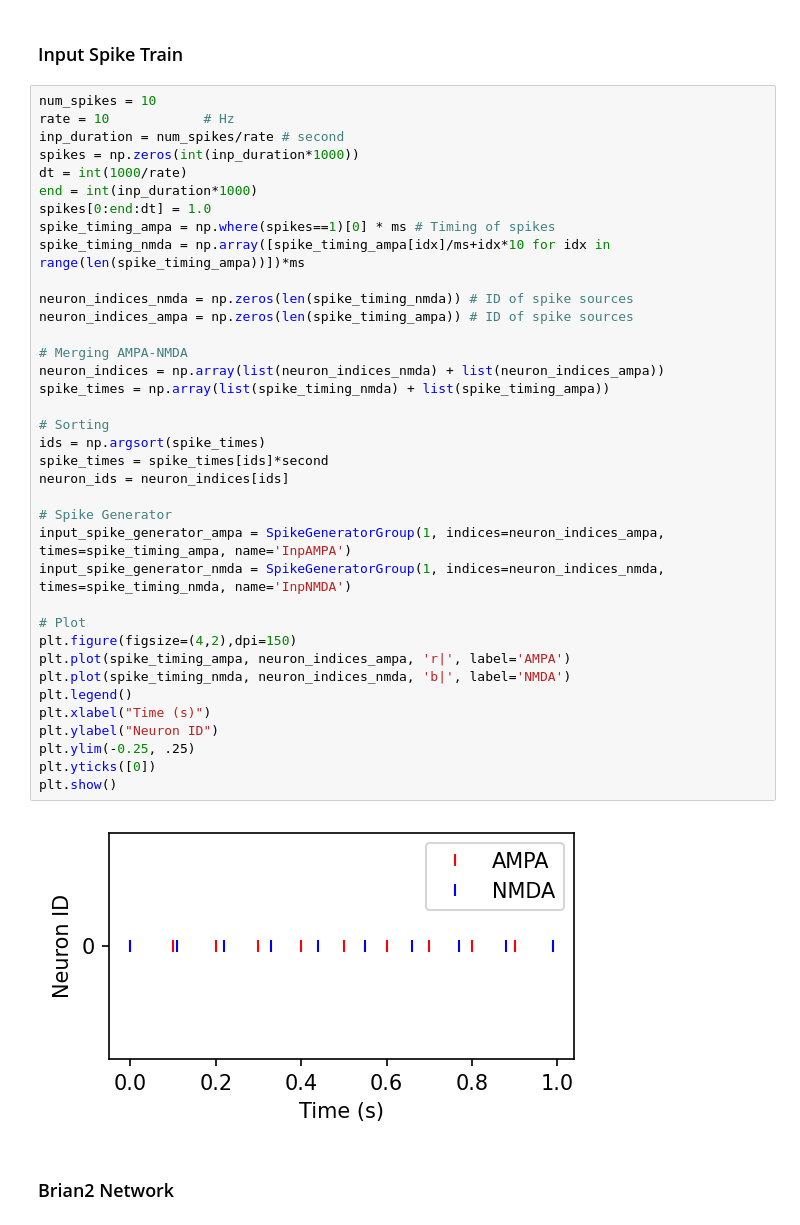
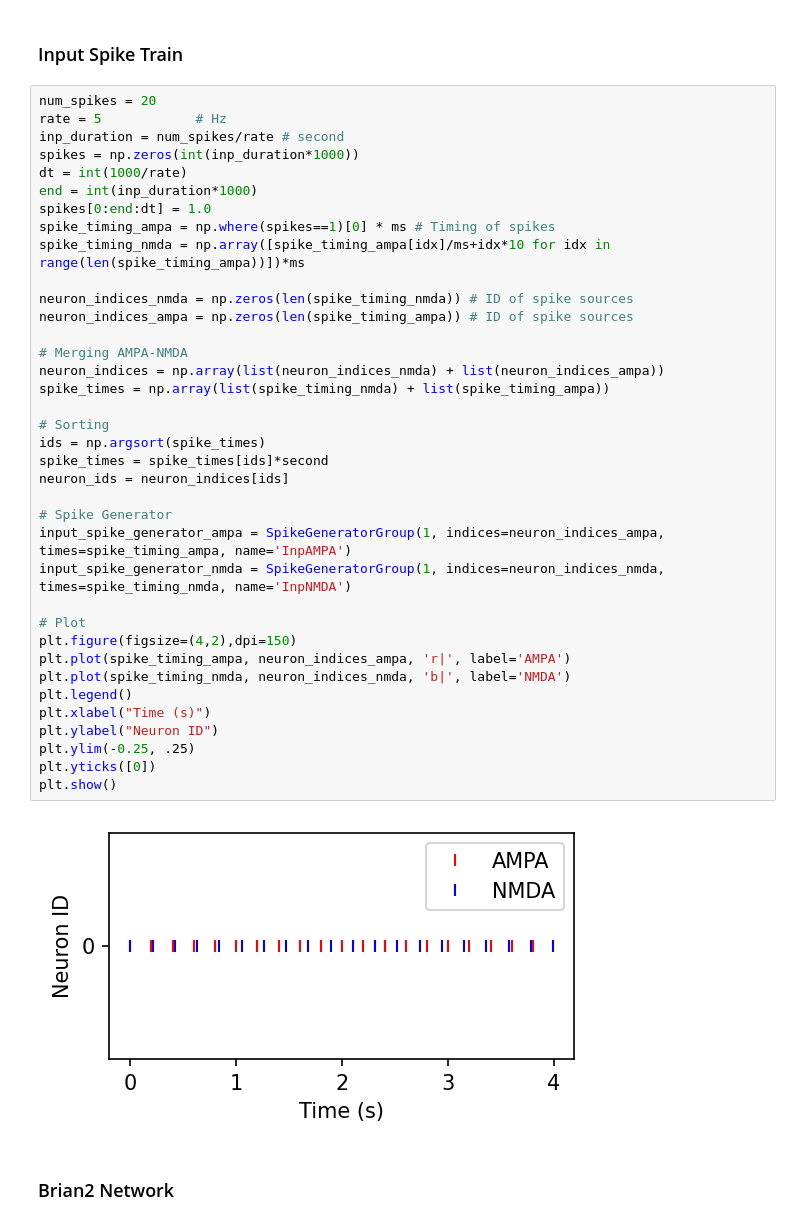
Before and after one commit to YigitDemirag/dynapse-simulator, a Jupyter notebook: part4.ipynb, the cells around one changed output. Cells and saved outputs as stored; diff of their text form.

```diff
--- a/part4.ipynb
+++ b/part4.ipynb
@@ -69,8 +68,8 @@ device.activate()
 # %% [markdown]
 ### Input Spike Train
 # %%
-num_spikes = 10
-rate = 10            # Hz
+num_spikes = 20
+rate = 5            # Hz
 inp_duration = num_spikes/rate # second
 spikes = np.zeros(int(inp_duration*1000))
 dt = int(1000/rate)
@@ -79,34 +78,34 @@ spikes[0:end:dt] = 1.0
 spike_timing_ampa = np.where(spikes==1)[0] * ms # Timing of spikes
 spike_timing_nmda = np.array([spike_timing_ampa[idx]/ms+idx*10 for idx in range(len(spike_timing_ampa))])*ms
 
 neuron_indices_nmda = np.zeros(len(spike_timing_nmda)) # ID of spike sources
 neuron_indices_ampa = np.zeros(len(spike_timing_ampa)) # ID of spike sources
 
 # Merging AMPA-NMDA
 neuron_indices = np.array(list(neuron_indices_nmda) + list(neuron_indices_ampa))
 spike_times = np.array(list(spike_timing_nmda) + list(spike_timing_ampa))
 
 # Sorting
 ids = np.argsort(spike_times)
 spike_times = spike_times[ids]*second
 neuron_ids = neuron_indices[ids]
 
 # Spike Generator
 input_spike_generator_ampa = SpikeGeneratorGroup(1, indices=neuron_indices_ampa, times=spike_timing_ampa, name='InpAMPA')
 input_spike_generator_nmda = SpikeGeneratorGroup(1, indices=neuron_indices_nmda, times=spike_timing_nmda, name='InpNMDA')
 
 # Plot
 plt.figure(figsize=(4,2),dpi=150)
 plt.plot(spike_timing_ampa, neuron_indices_ampa, 'r|', label='AMPA')
 plt.plot(spike_timing_nmda, neuron_indices_nmda, 'b|', label='NMDA')
 plt.legend()
 plt.xlabel("Time (s)")
 plt.ylabel("Neuron ID")
 plt.ylim(-0.25, .25)
 plt.yticks([0])
 plt.show()
 # %% [output]
-[figure, old version]
+[figure, new version]
 # %% [markdown]
 ### Brian2 Network
 # %%
```
Also changed, not shown: parts of 7 cells of this notebook, 1 other file.
